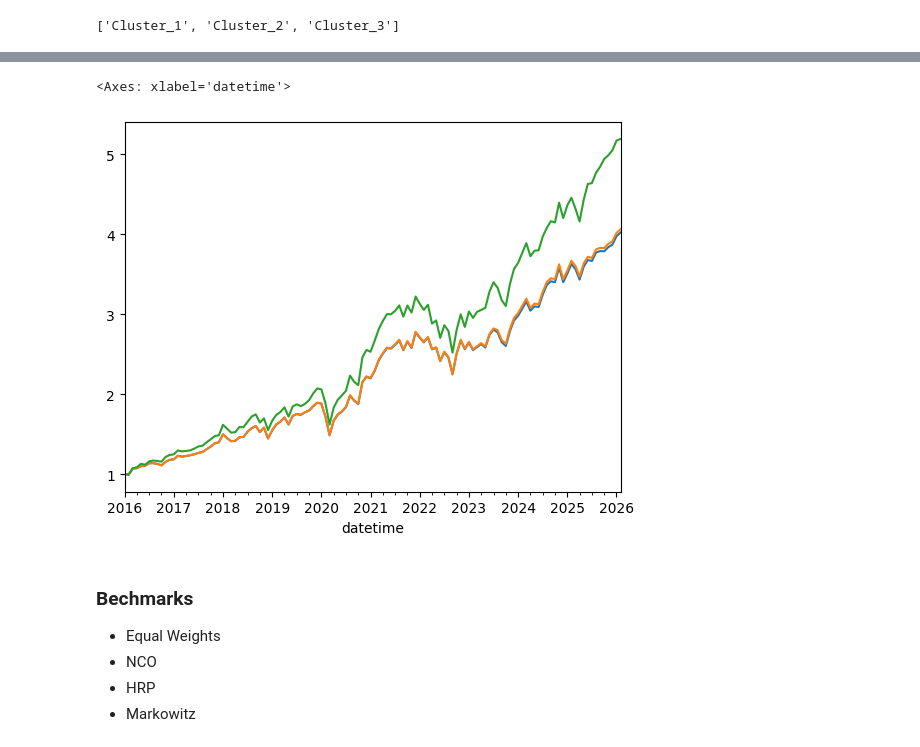
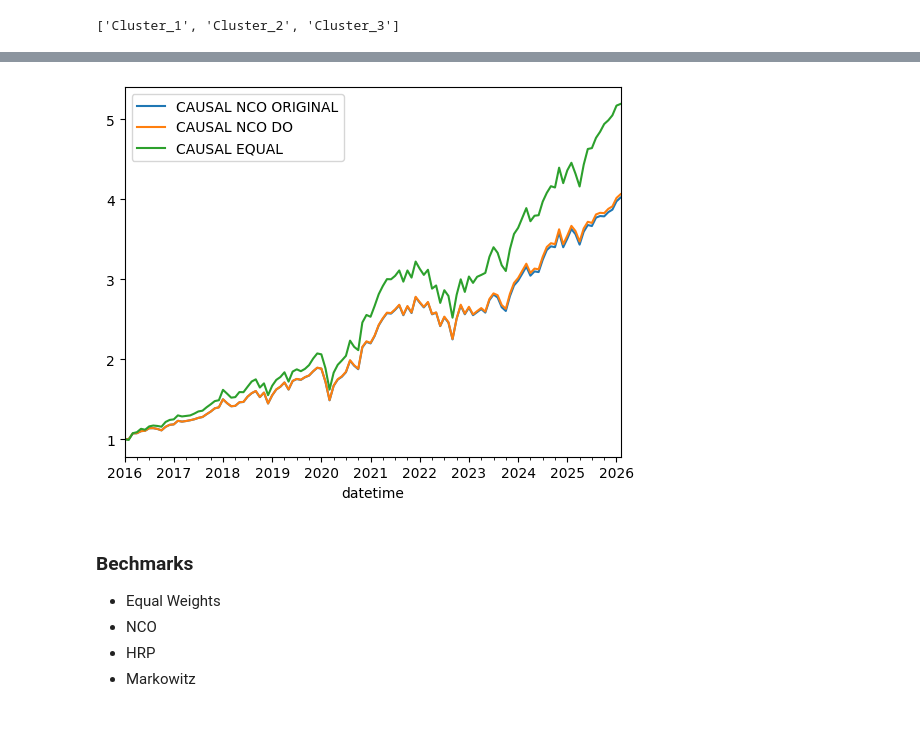
Before and after one commit to Tommylee1013/causal-allocation, a Jupyter notebook: Note/DYNOTEARS.ipynb, the cells around one changed output, grey strips where cells are left out. Drawn from its saved outputs; the diff is of its cells as text; code cells hidden in the pictures.

```diff
--- a/Note/DYNOTEARS.ipynb
+++ b/Note/DYNOTEARS.ipynb
@@ -2049,10 +2059,17 @@ W_assets_nco_do = expand_cluster_weights_to_assets(
 # %%
-(1 + (W_assets_nco.resample('ME').last().shift(1) * prices.resample('ME').last().loc['2016':].pct_change()).sum(axis = 1)).cumprod().plot()
-(1 + (W_assets_nco_do.resample('ME').last().shift(1) * prices.resample('ME').last().loc['2016':].pct_change()).sum(axis = 1)).cumprod().plot()
-(1 + (W_assets_eq.resample('ME').last().shift(1) * prices.resample('ME').last().loc['2016':].pct_change()).sum(axis = 1)).cumprod().plot()
+(1 + (W_assets_nco.resample('ME').last().shift(1) * prices.resample('ME').last().loc['2016':].pct_change()).sum(axis = 1)).cumprod().plot(
+    label = "CAUSAL NCO ORIGINAL"
+)
+(1 + (W_assets_nco_do.resample('ME').last().shift(1) * prices.resample('ME').last().loc['2016':].pct_change()).sum(axis = 1)).cumprod().plot(
+    label = "CAUSAL NCO DO"
+)
+(1 + (W_assets_eq.resample('ME').last().shift(1) * prices.resample('ME').last().loc['2016':].pct_change()).sum(axis = 1)).cumprod().plot(
+    label = "CAUSAL EQUAL"
+)
+plt.legend()
+plt.show()
 # %% [output]
-<Axes: xlabel='datetime'>
-[figure, old version]
+[figure, new version]
 # %% [markdown]
 ### Bechmarks
 
```
Also changed, not shown: parts of 57 cells of this notebook, 2 other files.
